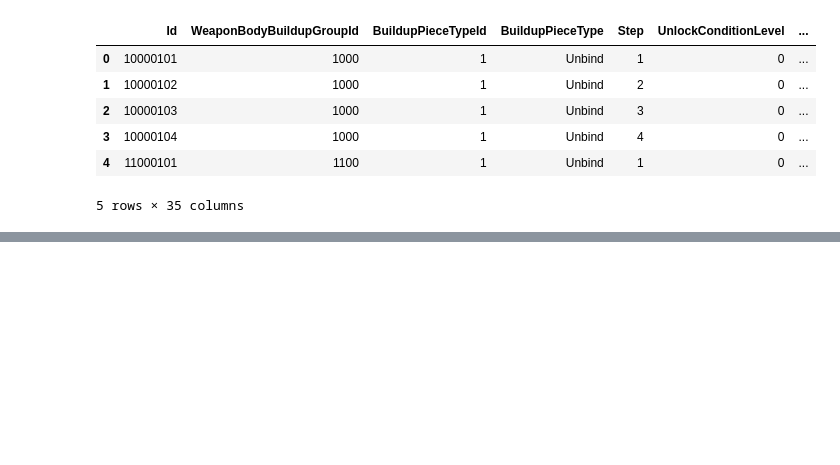
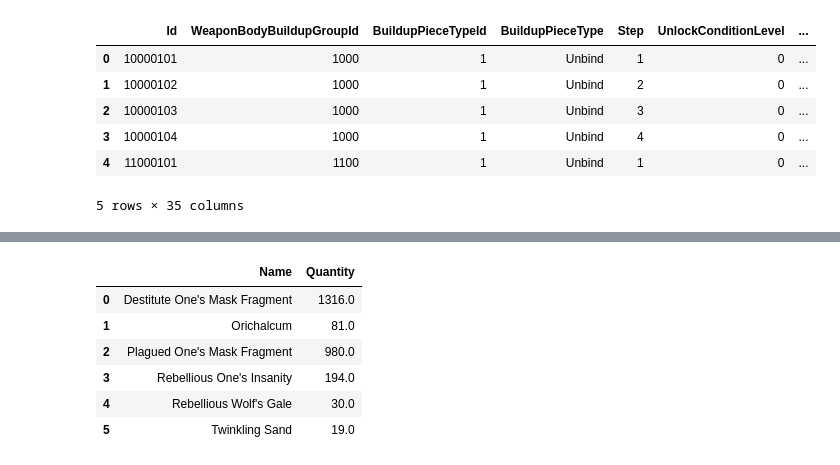
Before and after one commit to froggercat-just-for-fun/dl-weapon-calculator, a Jupyter notebook: explore.ipynb, the cells around one changed output, grey strips where cells are left out. Cells and saved outputs as stored; diff of their text form; code cells hidden in the pictures; blank space fills up the shorter version.

```diff
--- a/explore.ipynb
+++ b/explore.ipynb
@@ -139,0 +233,18 @@ Index(['Id', 'WeaponBodyBuildupGroupId', 'BuildupPieceTypeId',
+# %%
+test = agito_weapon_calc_df.head(16)
+def get_materials(df):
+    materials = pd.DataFrame(columns = ["Name", "Quantity"])
+    materials_col = [i for i in agito_weapon_calc_df.columns if not i.isalpha()]
+    names_col = [i for i in materials_col if "_" in i]
+    paired_cols = [materials_col[i:i+2] for i in range(0,len(materials_col)-1, 2)]
+    materials = pd.concat([materials]+ [df[cols].rename(columns={cols[0]:"Name", cols[1]: "Quantity"}) for cols in paired_cols]).dropna()
+    return materials.groupby("Name").sum().reset_index()
+get_materials(test)
+# %% [output]
+|  | Name | Quantity |
+| 0 | Destitute One's Mask Fragment | 1316.0 |
+| 1 | Orichalcum | 81.0 |
+| 2 | Plagued One's Mask Fragment | 980.0 |
+| 3 | Rebellious One's Insanity | 194.0 |
+| 4 | Rebellious Wolf's Gale | 30.0 |
+| 5 | Twinkling Sand | 19.0 |
```
Also changed, not shown: parts of 6 cells of this notebook, 1 other file.
